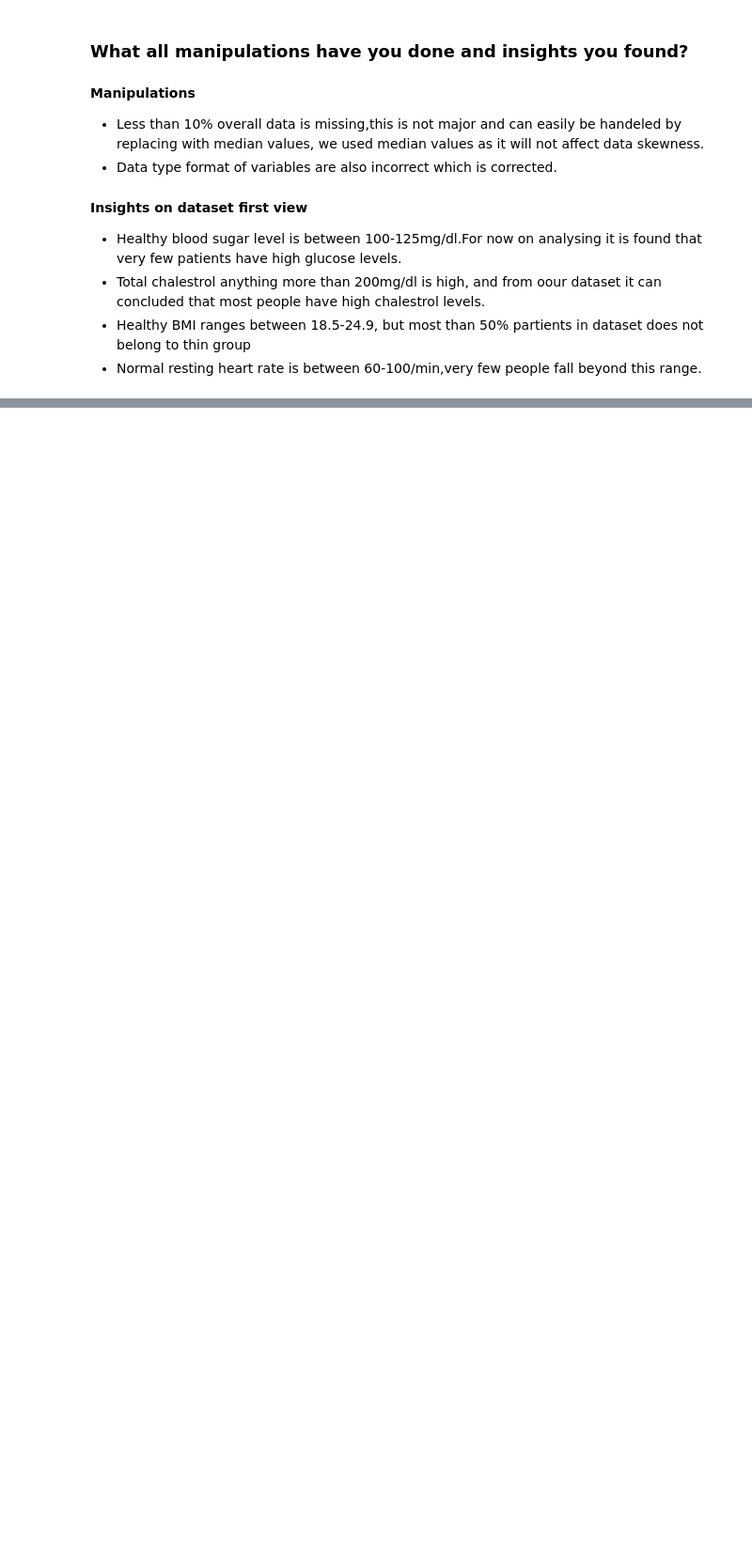
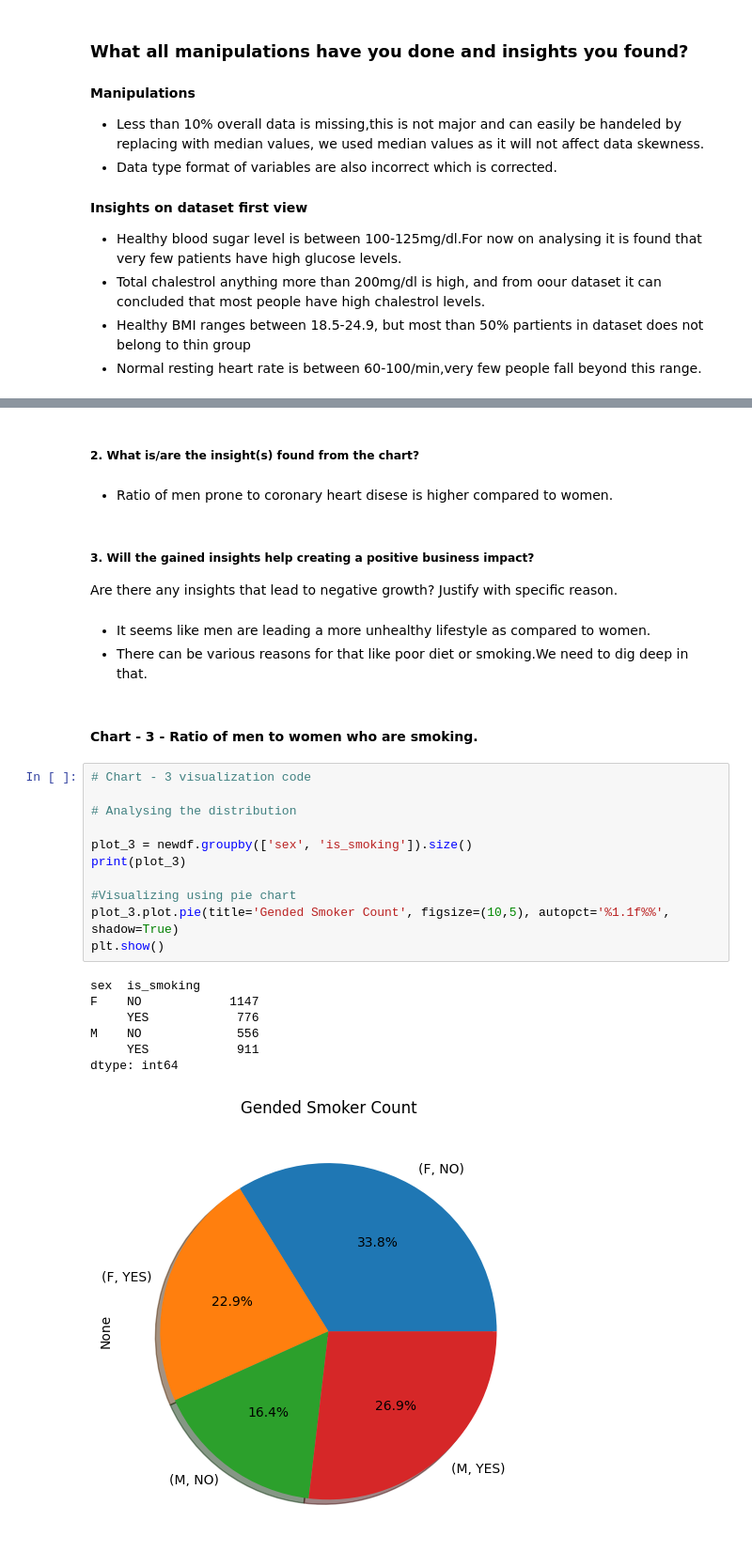
Before and after one commit to Rajat-Sri/Capstone-3-Cardiovascular-Risk-Prediction, a Jupyter notebook: Cardiovascular_Risk_Prediction.ipynb, the cells around one changed output, grey strips where cells are left out. Shown at 94% size. Drawn from its saved outputs; the diff is of its cells as text; blank space fills up the shorter version.

```diff
--- a/Cardiovascular_Risk_Prediction.ipynb
+++ b/Cardiovascular_Risk_Prediction.ipynb
@@ -356,0 +420,31 @@ df.head(10)
+# %% [markdown]
+##### 2. What is/are the insight(s) found from the chart?
+# %% [markdown]
+- Ratio of men prone to coronary heart disese is higher compared to women.
+# %% [markdown]
+##### 3. Will the gained insights help creating a positive business impact?
+Are there any insights that lead to negative growth? Justify with specific reason.
+# %% [markdown]
+- It seems like men are leading a more unhealthy lifestyle as compared to women.
+- There can be various reasons for that like poor diet or smoking.We need to dig deep in that.
+# %% [markdown]
+#### Chart - 3 - Ratio of men to women who are smoking.
+# %%
+# Chart - 3 visualization code
+
+# Analysing the distribution
+
+plot_3 = newdf.groupby(['sex', 'is_smoking']).size()
+print(plot_3)
+
+#Visualizing using pie chart
+plot_3.plot.pie(title='Gended Smoker Count', figsize=(10,5), autopct='%1.1f%%', shadow=True)
+plt.show()
+# %% [output]
+sex  is_smoking
+F    NO            1147
+     YES            776
+M    NO             556
+     YES            911
+dtype: int64
+[figure, added]
```
Also changed, not shown: parts of 113 cells of this notebook.
